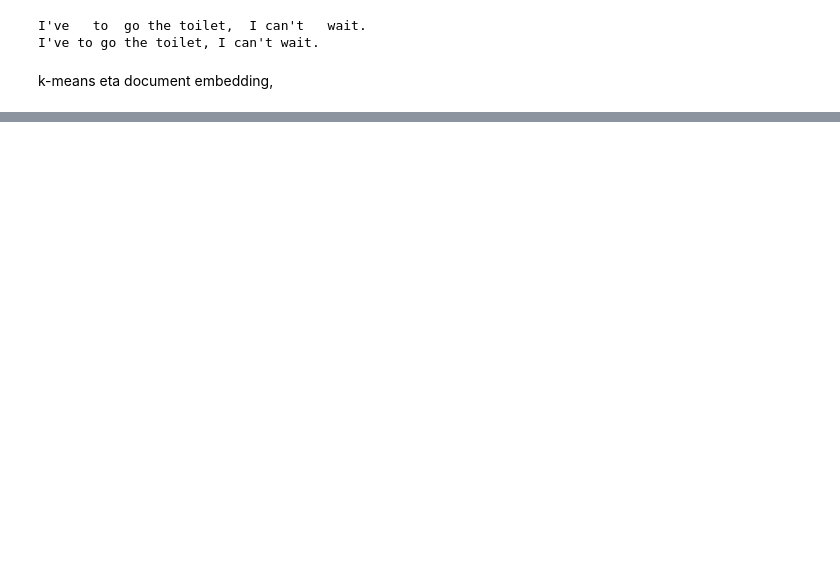
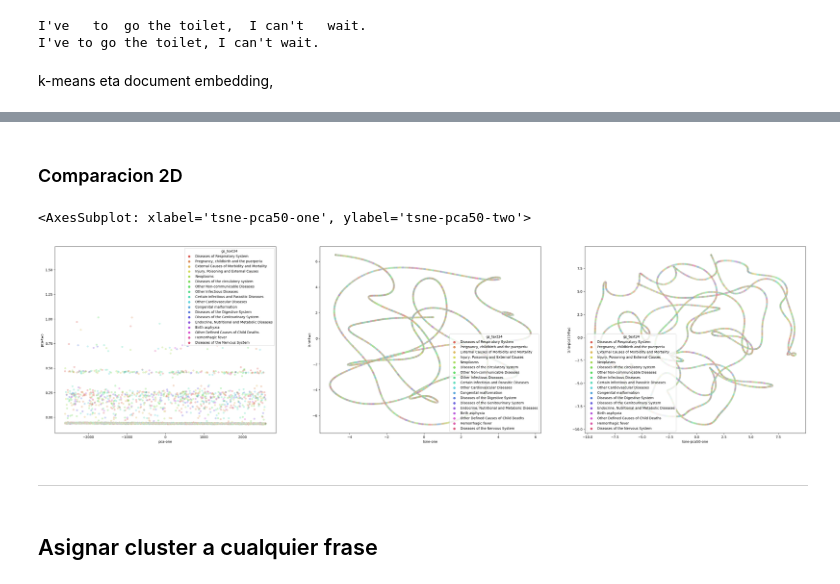
Before and after one commit to PeioLlano/MD-Verbal-Autopsy-Clustering, a Jupyter notebook: ClusteringVerbalAutopsy.ipynb, the cells around one changed output, grey strips where cells are left out. Saved outputs shown, nothing was run; the diff lists cells and outputs as text; code cells hidden in the pictures; blank space fills up the shorter version.

```diff
--- a/ClusteringVerbalAutopsy.ipynb
+++ b/ClusteringVerbalAutopsy.ipynb
@@ -460,0 +705,4 @@ k-means eta document embedding,
+# %%
+tsne = TSNE(n_components=3, verbose=0, perplexity=40, n_iter=300)
+tsne_pca_results = tsne.fit_transform(pca_result_50)
+tsne_pca_results
@@ -460,0 +721,13 @@ k-means eta document embedding,
+# %%
+label = pd.read_csv("data/preproceso.csv")
+label = label['gs_text34']
+
+data['tsne-pca50-one'] = tsne_pca_results[:,0]
+data['tsne-pca50-two'] = tsne_pca_results[:,1]
+data['tsne-pca50-three'] = tsne_pca_results[:,2]
+data['gs_text34'] = label
+
+data_tsne_pca = data.filter(['tsne-pca50-one', 'tsne-pca50-two','tsne-pca50-three','gs_text34'])
+data_tsne_pca.to_csv('data_graphics/data_tsne_pca.csv')
+
+data_tsne_pca
@@ -460,0 +751,48 @@ k-means eta document embedding,
+# %% [markdown]
+<h3>Comparacion 2D</h3>
+# %%
+import seaborn as sns
+
+plt.figure(figsize=(40,10))
+ax1 = plt.subplot(1, 3, 1)
+ax2 = plt.subplot(1, 3, 1)
+ax3 = plt.subplot(1, 3, 1)
+
+sns.scatterplot(
+    x="pca-one", y="pca-two",
+    hue="gs_text34",
+    palette=sns.color_palette("hls", 18),
+    data=data_pca,
+    legend="full",
+    alpha=0.3,
+    ax=ax1
+)
+
+ax2 = plt.subplot(1, 3, 2)
+sns.scatterplot(
+    x="tsne-one", y="tsne-two",
+    hue="gs_text34",
+    palette=sns.color_palette("hls", 18),
+    data=data_tsn,
+    legend="full",
+    alpha=0.3,
+    ax=ax2
+)
+
+ax3 = plt.subplot(1, 3, 3)
+sns.scatterplot(
+    x="tsne-pca50-one", y="tsne-pca50-two",
+    hue="gs_text34",
+    palette=sns.color_palette("hls", 18),
+    data=data_tsne_pca,
+    legend="full",
+    alpha=0.3,
+    ax=ax3
+)
+# %% [output]
+<AxesSubplot: xlabel='tsne-pca50-one', ylabel='tsne-pca50-two'>
+[figure, added]
+# %% [markdown]
+<hr>
+# %% [markdown]
+<h2>Asignar cluster a cualquier frase</h2>
```
Also changed, not shown: parts of 51 cells of this notebook, 8 other files.
